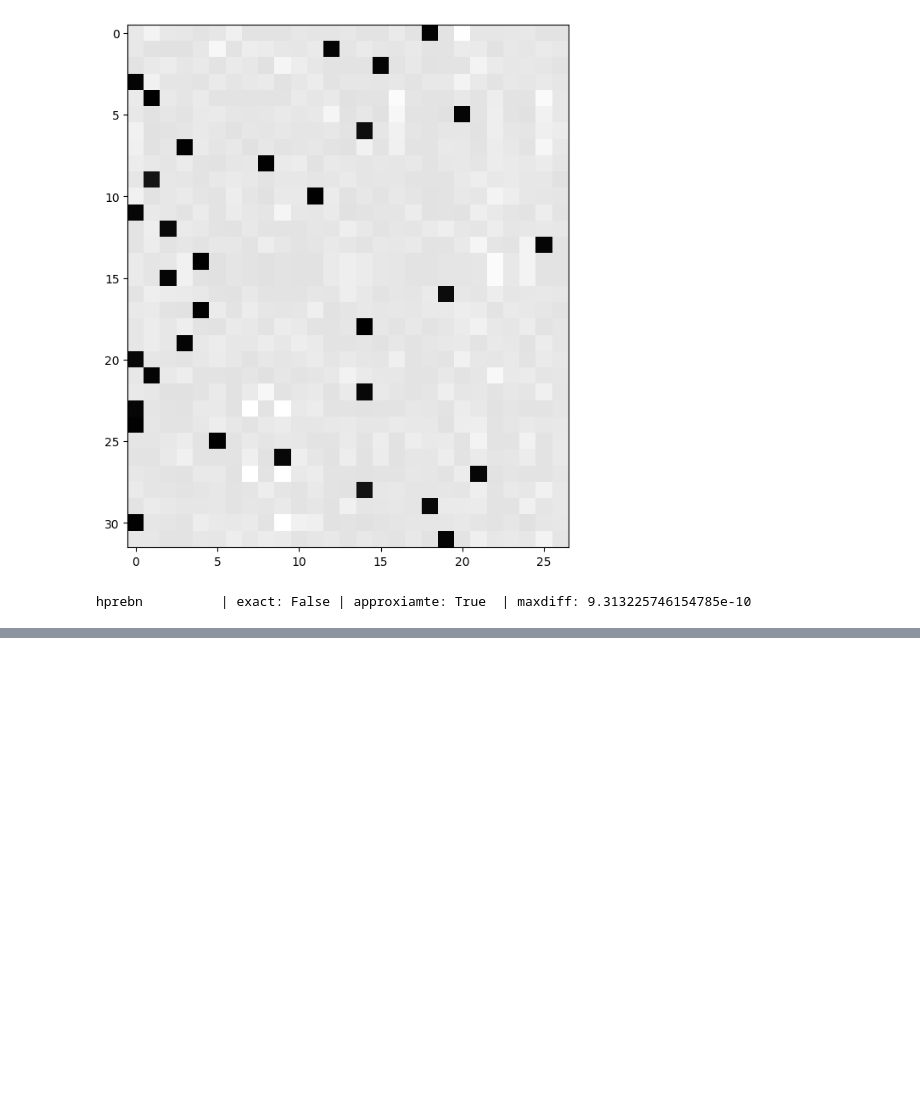
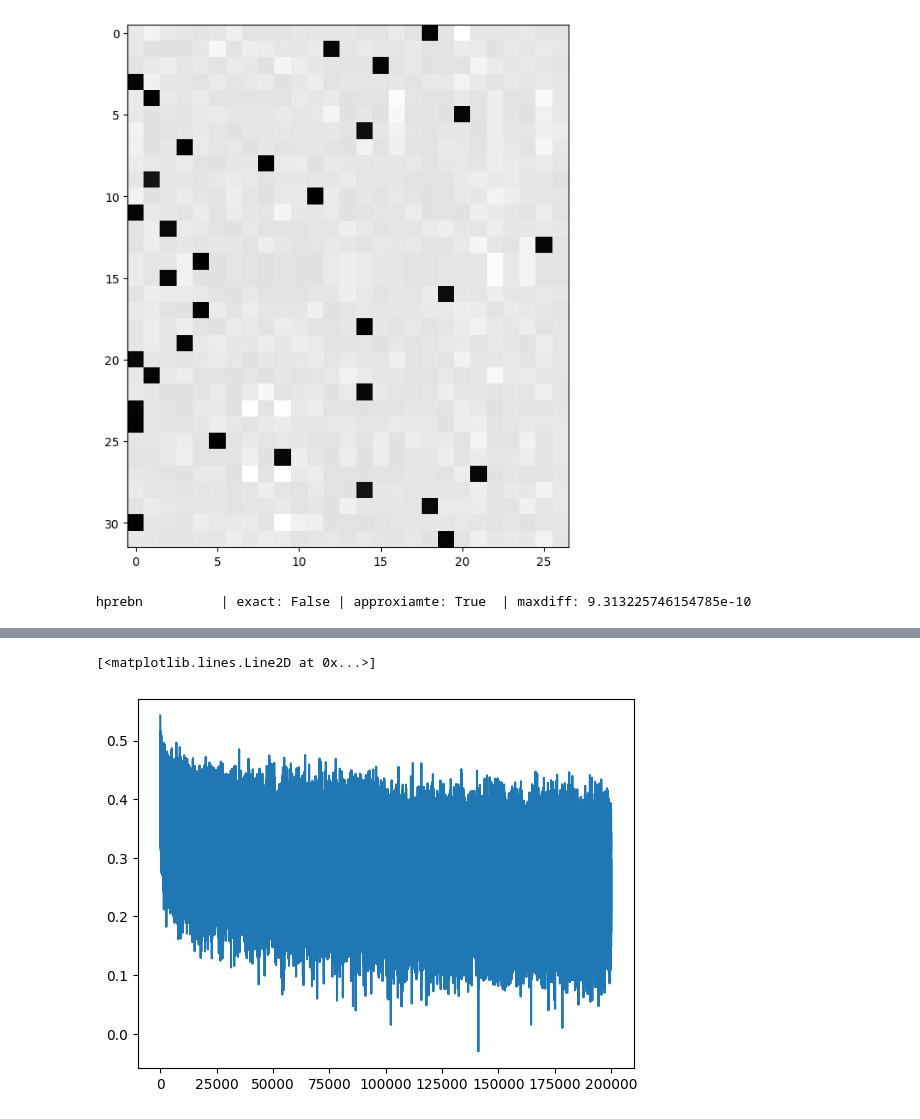
Before and after one commit to Kuriiios/makemore, a Jupyter notebook: makemore.ipynb, the cells around one changed output, grey strips where cells are left out. Drawn from its saved outputs; the diff is of its cells as text; code cells hidden in the pictures; blank space fills up the shorter version.

```diff
--- a/makemore.ipynb
+++ b/makemore.ipynb
@@ -1232,0 +1288,3 @@ hprebn          | exact: False | approxiamte: True  | maxdiff: 9.313225746154785
+# %%
+for x, y in zip(Xtr[:20], Ytr[:20]):
+    print(''.join(itos[ix.item()] for ix in x), '---->', itos[y.item()])
@@ -1232,0 +1434,6 @@ hprebn          | exact: False | approxiamte: True  | maxdiff: 9.313225746154785
+# %%
+ix = torch.randint(0, Xtr.shape[0], (4,))
+Xb, Yb = Xtr[ix], Ytr[ix]
+logits = model(Xb)
+print(Xb.shape)
+Xb
@@ -1232,0 +1483,32 @@ hprebn          | exact: False | approxiamte: True  | maxdiff: 9.313225746154785
+# %%
+max_steps = 200000
+batch_size = 32
+lossi = []
+ud  = []
+
+for i in range(max_steps):
+    #minibatch constuct
+    ix = torch.randint(0, Xtr.shape[0], (batch_size, ))
+    Xb, Yb = Xtr[ix], Ytr[ix]
+
+    #forward pass
+    logits = model(Xb)
+    loss = F.cross_entropy(logits, Yb)
+
+    #backward pass
+    for p in parameters:
+        p.grad = None
+    loss.backward()
+
+    #update
+    lr = 0.05 if i < 100000 else 0.005
+    for p in parameters:
+        p.data += -lr * p.grad
+
+    #track stats
+    if i % 10000 == 0:
+        print(f'{i:7d}/{max_steps:7d}: {loss.item():.4f}')
+    lossi.append(loss.log10().item())
+
+    with torch.no_grad():
+        ud.append([(lr * p.grad.std() / p.data.std()).log10().item() for p in parameters])
@@ -1232,0 +1536,5 @@ hprebn          | exact: False | approxiamte: True  | maxdiff: 9.313225746154785
+# %%
+plt.plot(lossi)
+# %% [output]
+[<matplotlib.lines.Line2D at 0x...>]
+[figure, added]
```
Also changed, not shown: parts of 23 cells of this notebook, 2 other files.
